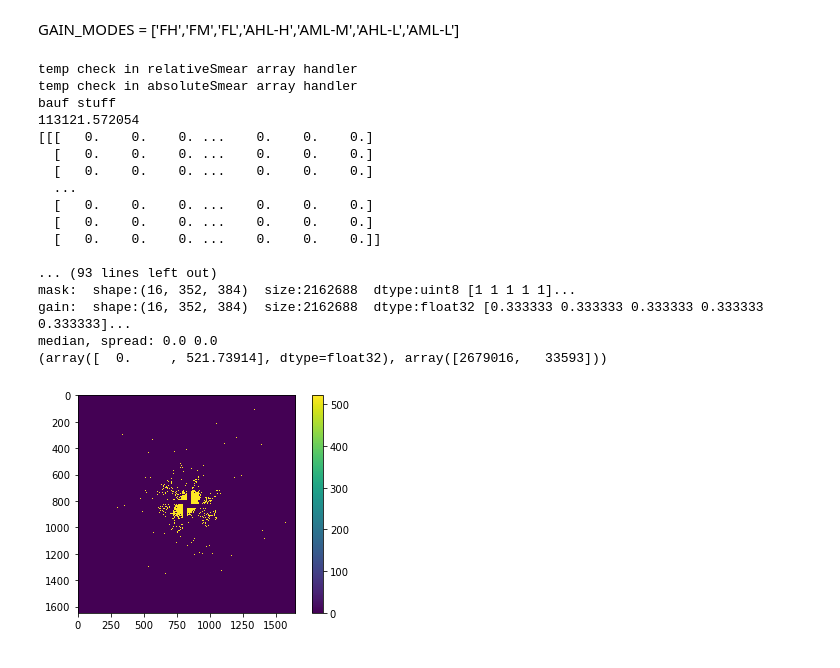
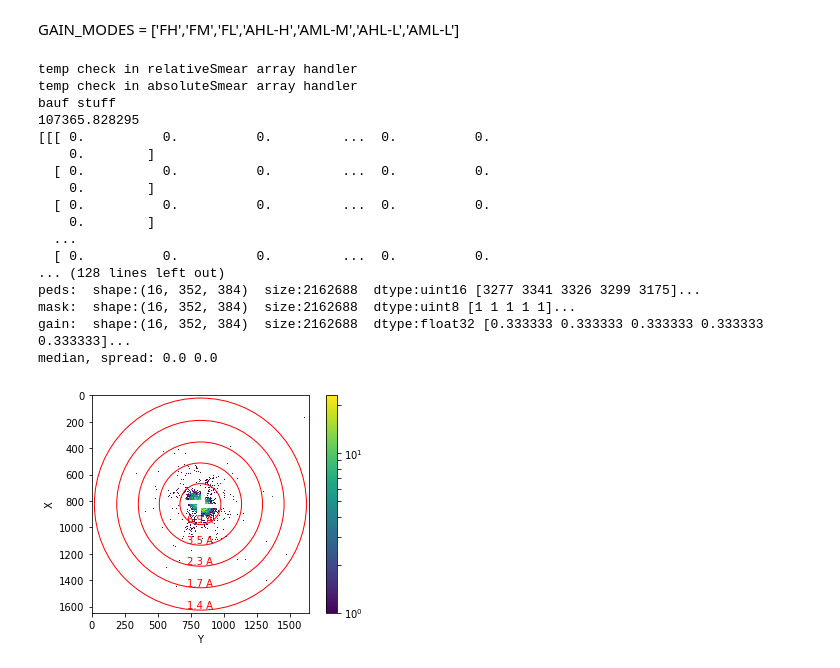
Before and after one commit to irischang020/pysingfel, a Jupyter notebook: examples/scripts/Test-Autoranging-Multipanel.ipynb, the cells around one changed output. Drawn from its saved outputs; the diff is of its cells as text; code cells hidden in the pictures.

```diff
--- a/examples/scripts/Test-Autoranging-Multipanel.ipynb
+++ b/examples/scripts/Test-Autoranging-Multipanel.ipynb
@@ -167,7 +167,8 @@ class BuildAutoRangeFrames(object):
                     if False:
                         print self.trueI0
                         print self.flatField[i, j, k]
-                    energy = self.trueI0 * self.flatField[i, j, k]
+                    #energy = self.trueI0 * self.flatField[i, j, k]
+                    energy = self.flatField[i, j, k]
                     detectorFried = True
                     for l in range(self.det.nRanges):
                         if energy < (self.det.switchPoints[l, i, j, k] + self.det.switchPointWidths[l]*np.random.normal()):
@@ -227,15 +243,11 @@ particle.read_pdb(ROOT_DIR+'/input/pdb/2CEX.pdb', ff='WK')
 
 experiment = ps.SPIExperiment(det, beam, particle)
 adu = experiment.generate_image_stack()
-result = np.where(adu == np.amax(adu))
-adu = adu/result[0]
+
+print adu[10][3][381]
 viz = ps.Visualizer(experiment, diffraction_rings="auto", log_scale=True)
 img = experiment.det.assemble_image_stack(adu)
-#viz.imshow(img)
-
-print np.unique(img, return_counts=True)
-plt.imshow(img)
-plt.colorbar()
+viz.imshow(img)
 plt.show()
 # %% [output]
 number of photons per shot: 1e+14
@@ -319,46 +324,42 @@ for enum, i in enumerate(times):
         print calib.shape
         print 'calib', calib[10][3][381]
 
     evt = run.event(i)
     raw = det.raw(evt)
     if raw is None:
         continue
     if peds is None:
         peds = det.pedestals(evt)[1].astype(np.uint16)
         print_ndarr(peds, 'peds')
     if mask is None:
         mask = det.status_as_mask(evt)
         print_ndarr(mask, 'mask')
     if gain is None:
         gain = det.gain(evt)[1]
         print_ndarr(gain, 'gain')
     img = det.image(evt, calib)
     med = np.median(calib)
     spr = np.median(np.abs(calib-med))
     print 'median, spread:', med, spr
-    #viz.imshow(img)
-    #plt.imshow(img, norm=LogNorm())
-    print np.unique(img, return_counts=True)
-    plt.imshow(img)
-    plt.colorbar()
+    viz.imshow(img)
     plt.show()
     break
 # %% [output]
 temp check in relativeSmear array handler
 temp check in absoluteSmear array handler
 bauf stuff
-113121.572054
-[[[   0.    0.    0. ...    0.    0.    0.]
-  [   0.    0.    0. ...    0.    0.    0.]
-  [   0.    0.    0. ...    0.    0.    0.]
+107365.828295
+[[[ 0.          0.          0.         ...  0.          0.
+    0.        ]
+  [ 0.          0.          0.         ...  0.          0.
+    0.        ]
+  [ 0.          0.          0.         ...  0.          0.
+    0.        ]
   ...
-  [   0.    0.    0. ...    0.    0.    0.]
-  [   0.    0.    0. ...    0.    0.    0.]
-  [   0.    0.    0. ...    0.    0.    0.]]
-
-... (93 lines left out)
+  [ 0.          0.          0.         ...  0.          0.
+... (128 lines left out)
+peds:  shape:(16, 352, 384)  size:2162688  dtype:uint16 [3277 3341 3326 3299 3175]...
 mask:  shape:(16, 352, 384)  size:2162688  dtype:uint8 [1 1 1 1 1]...
 gain:  shape:(16, 352, 384)  size:2162688  dtype:float32 [0.333333 0.333333 0.333333 0.333333 0.333333]...
 median, spread: 0.0 0.0
-(array([  0.     , 521.73914], dtype=float32), array([2679016,   33593]))
-[figure, old version]
+[figure, new version]
```
Also changed, not shown: parts of 2 cells of this notebook.
